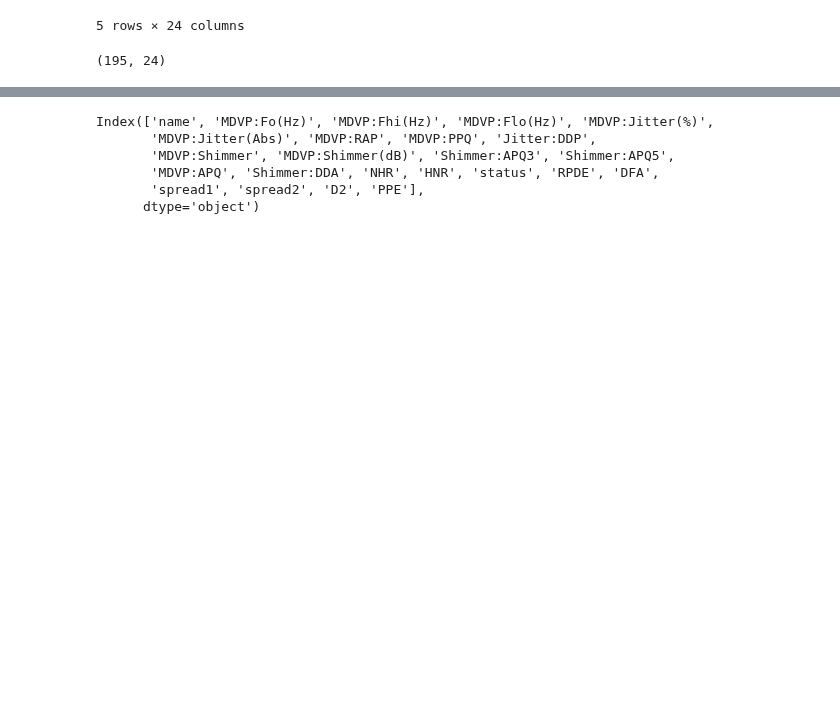
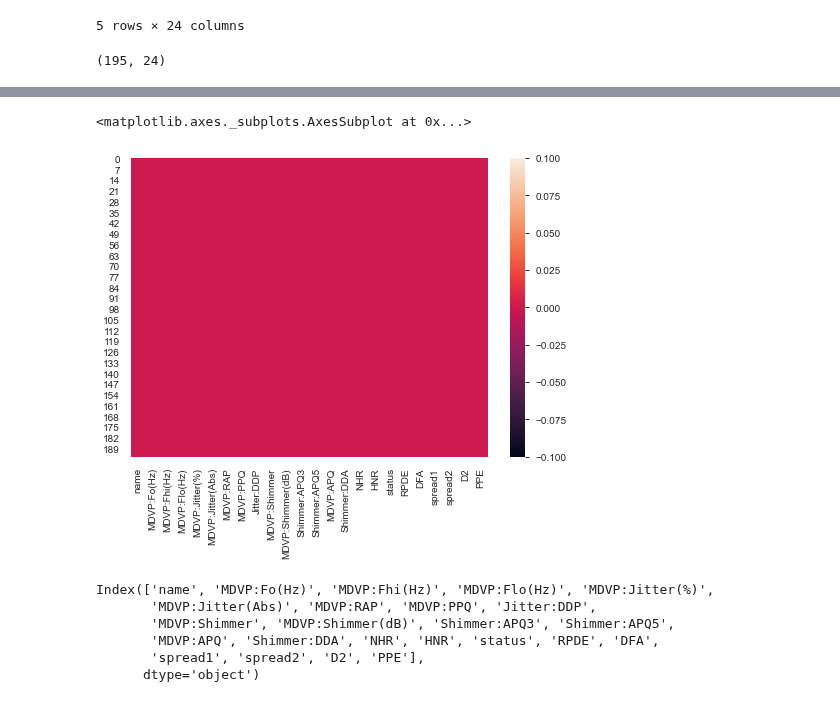
Before and after one commit to rissuuuu/DataScience, a Jupyter notebook: Working with realtime Datasets/Parkinson's Disease.ipynb, the cells around one changed output, grey strips where cells are left out. Drawn from its saved outputs; the diff is of its cells as text; code cells hidden in the pictures; blank space fills up the shorter version.

```diff
--- a/Working with realtime Datasets/Parkinson's Disease.ipynb
+++ b/Working with realtime Datasets/Parkinson's Disease.ipynb
@@ -23,3 +46,8 @@ df.shape
+# %%
+sns.heatmap(df.isnull())
+# %% [output]
+<matplotlib.axes._subplots.AxesSubplot at 0x...>
+[figure, added]
 # %%
 df.columns
 # %% [output]
```
Also changed, not shown: parts of 12 cells of this notebook, 1 other file.
